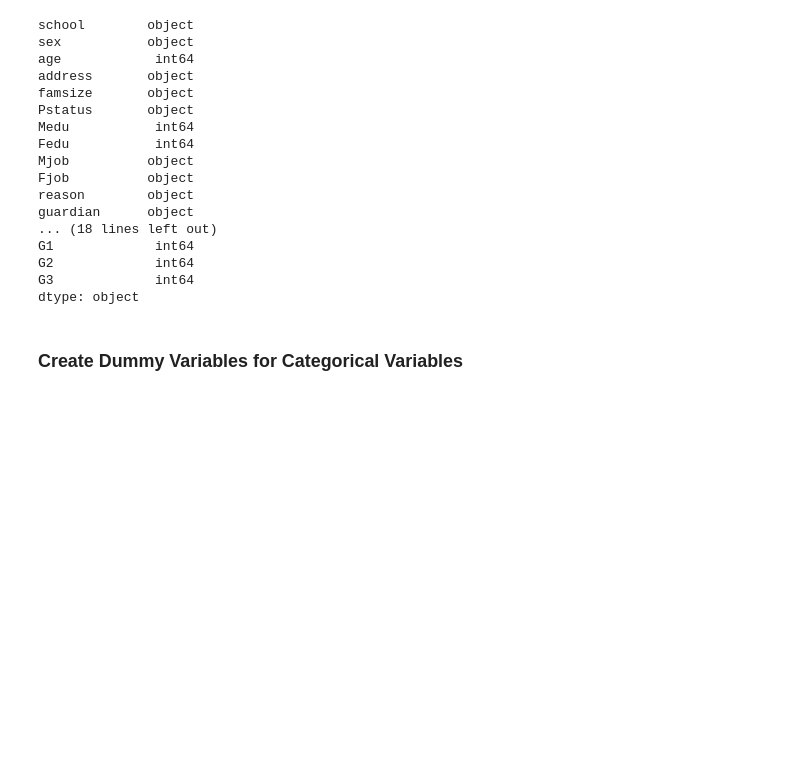
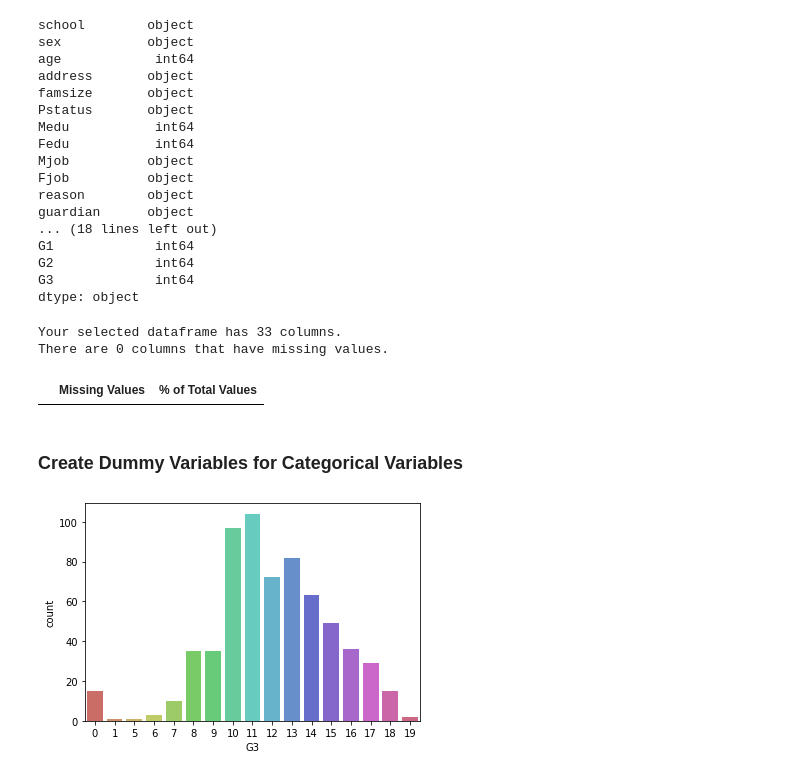
Before and after one commit to stephyap/ph1978L_finalproject, a Jupyter notebook: ph1978L_finalproject.ipynb, the cells around one changed output. Cells and saved outputs as stored; diff of their text form; code cells hidden in the pictures; blank space fills up the shorter version.

```diff
--- a/ph1978L_finalproject.ipynb
+++ b/ph1978L_finalproject.ipynb
@@ -115,2 +147,16 @@ dtype: object
+# %%
+# let's take a look at missingness
+df3_missing = missing_values_table(df3)
+df3_missing
+# %% [output]
+Your selected dataframe has 33 columns.
+There are 0 columns that have missing values.
+|  | Missing Values | % of Total Values |
 # %% [markdown]
 ### Create Dummy Variables for Categorical Variables
+# %%
+#creating a countplot to show the distribution of G3
+sns.countplot(x='G3', data=df3, palette='hls')
+plt.show()
+# %% [output]
+[figure, added]
```
Also changed, not shown: parts of 22 cells of this notebook.
